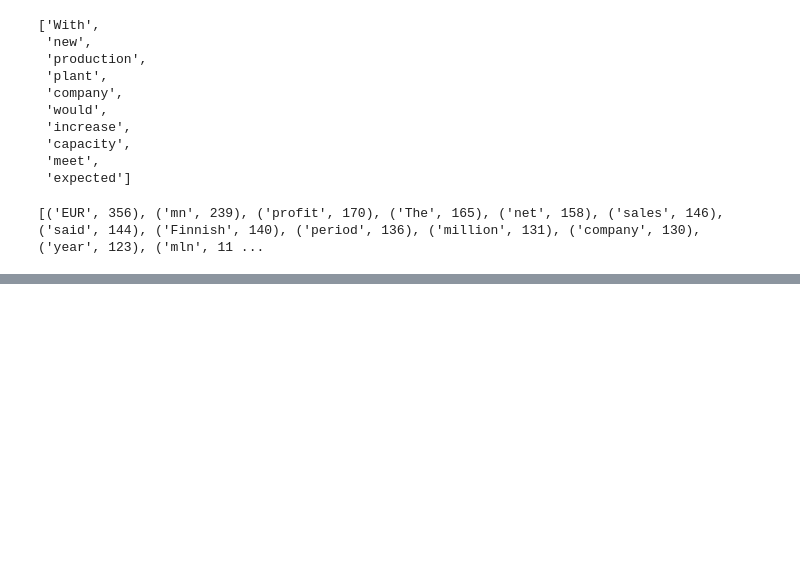
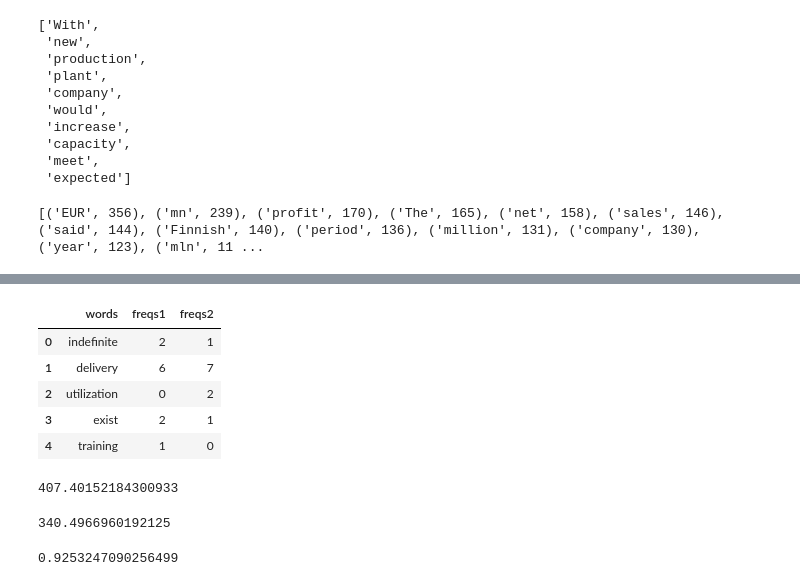
Before and after one commit to lkrenn/SP500_NLP_Project, a Jupyter notebook: Step2-Signal/1-BoW_Baseline.ipynb, the cells around one changed output, grey strips where cells are left out. Saved outputs shown, nothing was run; the diff lists cells and outputs as text; code cells hidden in the pictures; blank space fills up the shorter version.

```diff
--- a/Step2-Signal/1-BoW_Baseline.ipynb
+++ b/Step2-Signal/1-BoW_Baseline.ipynb
@@ -126,0 +384,4 @@ print(vocab.most_common(50))
+# %%
+freqs2 = Counter()
+freqs2.update(tokens)
+freqs2.most_common(5)
@@ -126,0 +390,5 @@ print(vocab.most_common(50))
+# %%
+all_words = set(freqs1.keys()) | set(freqs2.keys())
+# %%
+keep_track = pd.DataFrame(all_words, columns=['words'])
+keep_track.head()
@@ -126,0 +402,3 @@ print(vocab.most_common(50))
+# %%
+keep_track['freqs1'] = [freqs1[x] for x in keep_track['words']]
+keep_track.head()
@@ -126,0 +412,10 @@ print(vocab.most_common(50))
+# %%
+keep_track['freqs2'] = [freqs2[x] for x in keep_track['words']]
+keep_track.head()
+# %% [output]
+|  | words | freqs1 | freqs2 |
+| 0 | indefinite | 2 | 1 |
+| 1 | delivery | 6 | 7 |
+| 2 | utilization | 0 | 2 |
+| 3 | exist | 2 | 1 |
+| 4 | training | 1 | 0 |
@@ -126,0 +427,14 @@ print(vocab.most_common(50))
+# %%
+e1 = euclidean(keep_track['freqs1'].values)
+e1
+# %% [output]
+407.40152184300933
+# %%
+e2 = euclidean(keep_track['freqs2'].values)
+e2
+# %% [output]
+340.4966960192125
+# %%
+numerator / (e1*e2)
+# %% [output]
+0.9253247090256499
```
Also changed, not shown: parts of 70 cells of this notebook.
